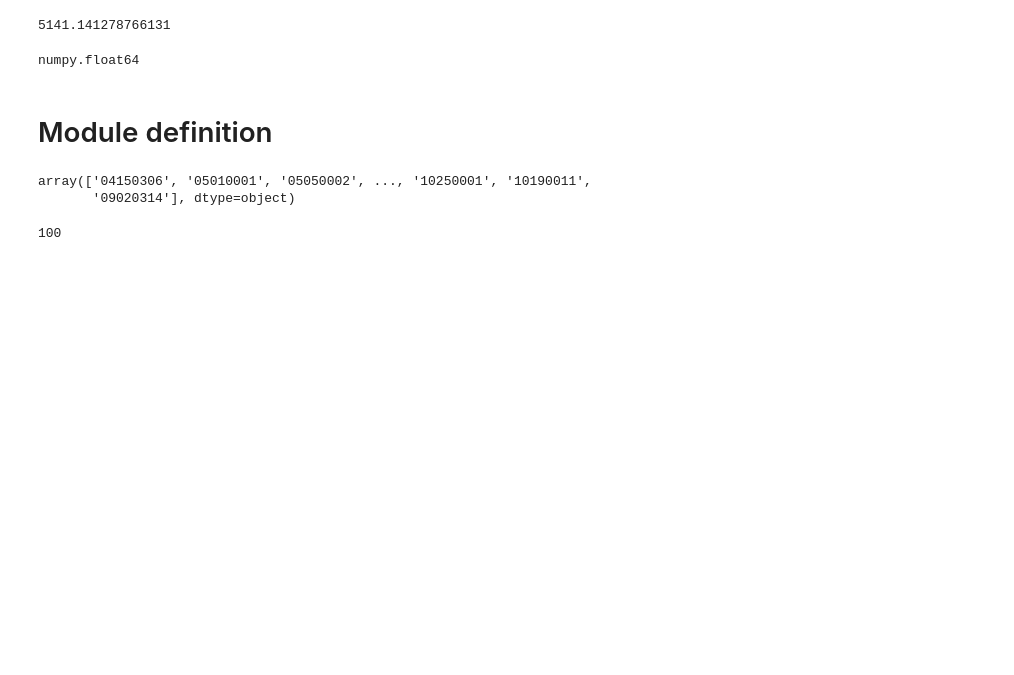
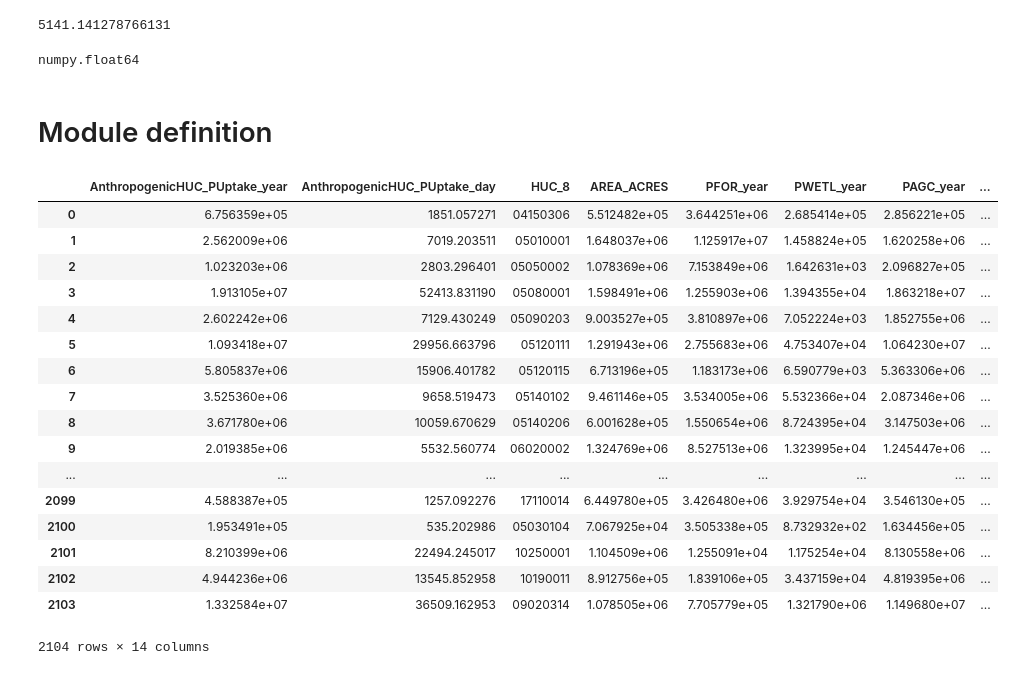
Before and after one commit to emartinher-PSEM3/Ceres, a Jupyter notebook: cereslibrary/TES/TES.ipynb, the cells around one changed output. Cells and saved outputs as stored; diff of their text form; code cells hidden in the pictures; blank space fills up the shorter version.

```diff
--- a/cereslibrary/TES/TES.ipynb
+++ b/cereslibrary/TES/TES.ipynb
@@ -926,7 +959,10 @@ AgriCensus_dfHUC6 = AgriCensus_dfHUC6.set_index('HUC_6')
 AgriCensus_dfHUC6 = AgriCensus_dfHUC6.fillna(0)
 
 poly  = geopandas.GeoDataFrame.from_file('watershed/huc8sum.shp')
+poly['HUC_8'] = poly['HUC_8'].astype(str)
 AreaHUC8 = poly.set_index('HUC_8', drop=False)[['AREA_ACRES','HUC_8']]
+
+
 
 # Import databases
 PlantNutrientUptake_df = pd.read_csv('DatabasesClean/PlantNutrientUptake.csv', index_col='Crop')
@@ -939,25 +975,35 @@ PasturePlantNutrientUptake = pd.read_csv('DatabasesClean/PasturePlantNutrientUpt
 Wetlands_Preg = 0.77*1E-3/0.0002471052 #Kg/Acre
 
 TotalHUC_PUptake_totalHUCs = []
+AnthropogenicHUC_PUptake_totalHUCs = []
+Puptake_PFOR_HUC_totalHUCs = []
+Puptake_PWETL_HUC_totalHUCs = []
+Puptake_PAGC_HUC_totalHUCs = []
+Puptake_PAGP_HUC_totalHUCs = []
+Puptake_PDEV_HUC_totalHUCs = []
+Area_HUC_totalHUCs = []
 counter_HUC8 = []
 
 HUC_8_array =  AreaHUC8['HUC_8'].to_numpy()
 HUC_8_array_iter = iter(HUC_8_array)
+for HUC8 in HUC_8_array:
+    HUC8ContPoint = HUC8
+    HUC6ContPoint = HUC8ContPoint[:6]
+    PUptake(HUC8ContPoint, HUC6ContPoint)
+    counter_HUC8 = HUC8
 
-for HUC8 in HUC_8_array[:500]:
-    PUptake(HUC8)
-    counter_HUC8 = HUC8
+AnthropogenicHUC_PUptake_df = pd.DataFrame(AnthropogenicHUC_PUptake_totalHUCs, columns =['AnthropogenicHUC_PUptake_year'])
+AnthropogenicHUC_PUptake_df['AnthropogenicHUC_PUptake_day'] = AnthropogenicHUC_PUptake_df['AnthropogenicHUC_PUptake_year']/365
+AnthropogenicHUC_PUptake_df['HUC_8'] = HUC_8_array
+AnthropogenicHUC_PUptake_df['AREA_ACRES'] = Area_HUC_totalHUCs
+AnthropogenicHUC_PUptake_df['PFOR_year'] = Puptake_PFOR_HUC_totalHUCs
+AnthropogenicHUC_PUptake_df['PWETL_year'] = Puptake_PWETL_HUC_totalHUCs
+AnthropogenicHUC_PUptake_df['PAGC_year'] = Puptake_PAGC_HUC_totalHUCs
+AnthropogenicHUC_PUptake_df['PAGP_year'] = Puptake_PAGP_HUC_totalHUCs
+AnthropogenicHUC_PUptake_df['PDEV_year'] = Puptake_PDEV_HUC_totalHUCs
+AnthropogenicHUC_PUptake_df['PFOR_day'] = AnthropogenicHUC_PUptake_df['PFOR_year']/365
+AnthropogenicHUC_PUptake_df['PWETL_day'] = AnthropogenicHUC_PUptake_df['PWETL_year']/365
+AnthropogenicHUC_PUptake_df['PAGC_day'] = AnthropogenicHUC_PUptake_df['PAGC_year']/365
+AnthropogenicHUC_PUptake_df['PAGP_day'] = AnthropogenicHUC_PUptake_df['PAGP_year']/365
+AnthropogenicHUC_PUptake_df['PDEV_day'] = AnthropogenicHUC_PUptake_df['PDEV_year']/365
+AnthropogenicHUC_PUptake_df.to_csv('DatabasesClean/AnthropogenicHUC_PUptake.csv', index=False)
-# %%
-poly  = geopandas.GeoDataFrame.from_file('watershed/huc8sum.shp')
-
-AreaHUC8 = poly.set_index('HUC_8', drop=False)[['AREA_ACRES','HUC_8']]
-
-AreaHUC8['HUC_8'].to_numpy()
-# %% [output]
-array(['04150306', '05010001', '05050002', ..., '10250001', '10190011',
-       '09020314'], dtype=object)
-# %%
-len(TotalHUC_PUptake_totalHUCs)
-# np.array(TotalHUC_PUptake_totalHUCs)/365
-# %% [output]
-100
@@ -965,0 +1010,21 @@ geopandas.GeoDataFrame.from_file('watershed/huc8sum.shp').set_index('HUC_8').loc
+# %%
+AnthropogenicHUC_PUptake_df
+# %% [output]
+|  | AnthropogenicHUC_PUptake_year | AnthropogenicHUC_PUptake_day | HUC_8 | AREA_ACRES | PFOR_year | PWETL_year | PAGC_year | ... |
+| 0 | 6.756359e+05 | 1851.057271 | 04150306 | 5.512482e+05 | 3.644251e+06 | 2.685414e+05 | 2.856221e+05 | ... |
+| 1 | 2.562009e+06 | 7019.203511 | 05010001 | 1.648037e+06 | 1.125917e+07 | 1.458824e+05 | 1.620258e+06 | ... |
+| 2 | 1.023203e+06 | 2803.296401 | 05050002 | 1.078369e+06 | 7.153849e+06 | 1.642631e+03 | 2.096827e+05 | ... |
+| 3 | 1.913105e+07 | 52413.831190 | 05080001 | 1.598491e+06 | 1.255903e+06 | 1.394355e+04 | 1.863218e+07 | ... |
+| 4 | 2.602242e+06 | 7129.430249 | 05090203 | 9.003527e+05 | 3.810897e+06 | 7.052224e+03 | 1.852755e+06 | ... |
+| 5 | 1.093418e+07 | 29956.663796 | 05120111 | 1.291943e+06 | 2.755683e+06 | 4.753407e+04 | 1.064230e+07 | ... |
+| 6 | 5.805837e+06 | 15906.401782 | 05120115 | 6.713196e+05 | 1.183173e+06 | 6.590779e+03 | 5.363306e+06 | ... |
+| 7 | 3.525360e+06 | 9658.519473 | 05140102 | 9.461146e+05 | 3.534005e+06 | 5.532366e+04 | 2.087346e+06 | ... |
+| 8 | 3.671780e+06 | 10059.670629 | 05140206 | 6.001628e+05 | 1.550654e+06 | 8.724395e+04 | 3.147503e+06 | ... |
+| 9 | 2.019385e+06 | 5532.560774 | 06020002 | 1.324769e+06 | 8.527513e+06 | 1.323995e+04 | 1.245447e+06 | ... |
+| ... | ... | ... | ... | ... | ... | ... | ... | ... |
+| 2099 | 4.588387e+05 | 1257.092276 | 17110014 | 6.449780e+05 | 3.426480e+06 | 3.929754e+04 | 3.546130e+05 | ... |
+| 2100 | 1.953491e+05 | 535.202986 | 05030104 | 7.067925e+04 | 3.505338e+05 | 8.732932e+02 | 1.634456e+05 | ... |
+| 2101 | 8.210399e+06 | 22494.245017 | 10250001 | 1.104509e+06 | 1.255091e+04 | 1.175254e+04 | 8.130558e+06 | ... |
+| 2102 | 4.944236e+06 | 13545.852958 | 10190011 | 8.912756e+05 | 1.839106e+05 | 3.437159e+04 | 4.819395e+06 | ... |
+| 2103 | 1.332584e+07 | 36509.162953 | 09020314 | 1.078505e+06 | 7.705779e+05 | 1.321790e+06 | 1.149680e+07 | ... |
+2104 rows × 14 columns
```
Also changed, not shown: parts of 12 cells of this notebook, 22 other files.
